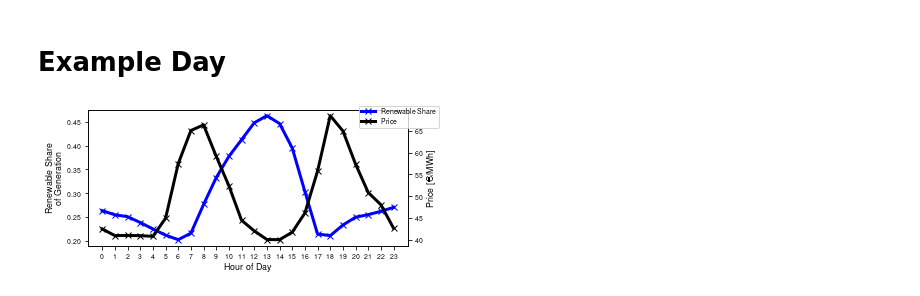
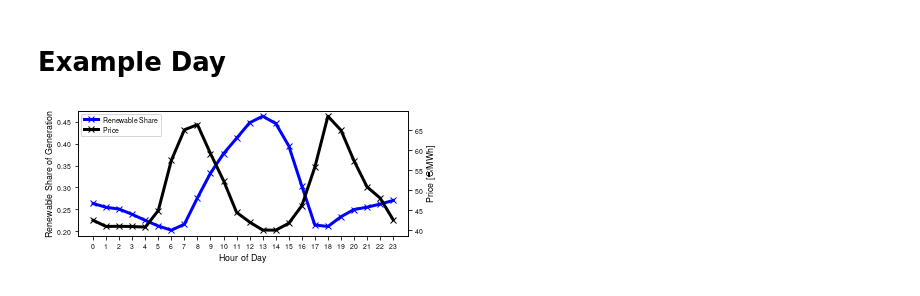
Before and after one commit to grecht/energy-spot-prices, a Jupyter notebook: exp/plots.ipynb, the cells around one changed output. Drawn from its saved outputs; the diff is of its cells as text; code cells hidden in the pictures.

Commit message:
Custom legend location

```diff
--- a/exp/plots.ipynb
+++ b/exp/plots.ipynb
@@ -297,7 +297,7 @@ plt.show()
 # %% [markdown]
 # Example Day
 # %%
-plt.rcParams.update(figsizes.neurips2021(height_to_width_ratio=0.85))
+plt.rcParams.update(figsizes.neurips2021(height_to_width_ratio=0.8))
 # plt.rcParams.update(figsizes.neurips2021())
 # %%
 # example day
@@ -337,33 +337,33 @@ percentage_non_renewable = percentage_df['Percentage non-renewable'].to_numpy()
 
 width = 4
 
 fig, ax = plt.subplots()
 ax2 = ax.twinx()
 
 ax.set_xlabel('Hour of Day')
 
 ax.plot(percentage_df['Percentage renewable'],
        color='blue',
        linewidth=3,
        marker='x')
 
 ax2.plot(percentage_df['Price'],
          color='k',
          linewidth=3,
          marker='x')
 
-fig.legend(['Renewable Share', 'Price'], loc='upper right')
+fig.legend(['Renewable Share', 'Price'], bbox_to_anchor=(0.32,1.))
 
-ax.set_ylabel('Renewable Share\n of Generation')
+ax.set_ylabel('Renewable Share of Generation')
 ax2.set_ylabel('Price [€/MWh]')
 
 x_labels = list(range(24))
 
 plt.xticks(percentage_df.index)
 ax.set_xticklabels(x_labels)
 
 plt.savefig(os.path.join(fig_src, 'example_day.pdf'))
 
 plt.show()
 # %% [output]
-[figure, old version]
+[figure, new version]
```
Also changed, not shown: 1 other file.
